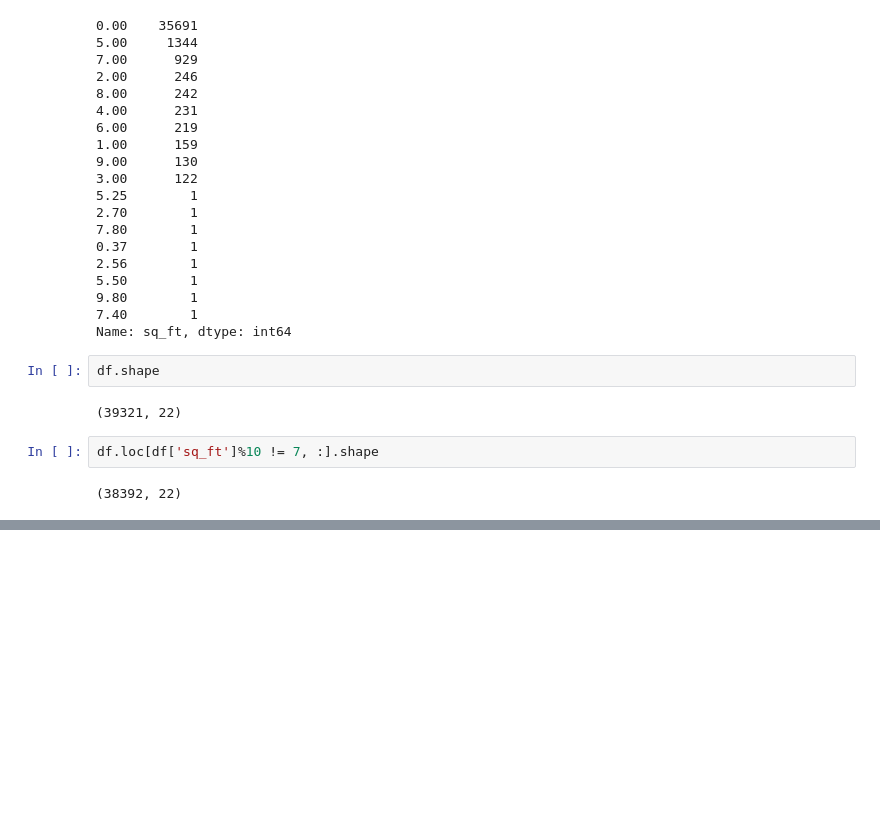
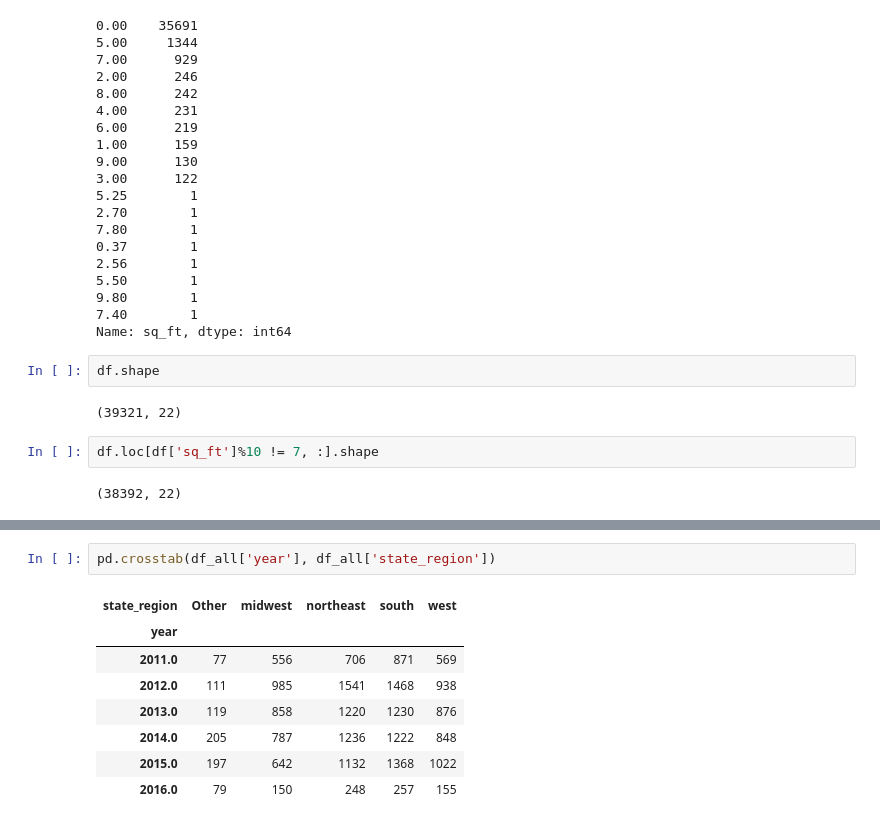
Before and after one commit to LindsayVass/BrazilianDirect, a Jupyter notebook: py/conversion_features_analysis.ipynb, the cells around one changed output, grey strips where cells are left out. Cells and saved outputs as stored; diff of their text form; blank space fills up the shorter version.

Commit message:
examine features by year

```diff
--- a/py/conversion_features_analysis.ipynb
+++ b/py/conversion_features_analysis.ipynb
@@ -558,0 +589,11 @@ df.loc[df['sq_ft']%10 != 7, :].shape
+# %%
+pd.crosstab(df_all['year'], df_all['state_region'])
+# %% [output]
+| state_region | Other | midwest | northeast | south | west |
+| year |  |  |  |  |  |
+| 2011.0 | 77 | 556 | 706 | 871 | 569 |
+| 2012.0 | 111 | 985 | 1541 | 1468 | 938 |
+| 2013.0 | 119 | 858 | 1220 | 1230 | 876 |
+| 2014.0 | 205 | 787 | 1236 | 1222 | 848 |
+| 2015.0 | 197 | 642 | 1132 | 1368 | 1022 |
+| 2016.0 | 79 | 150 | 248 | 257 | 155 |
```
Also changed, not shown: parts of 5 cells of this notebook.
